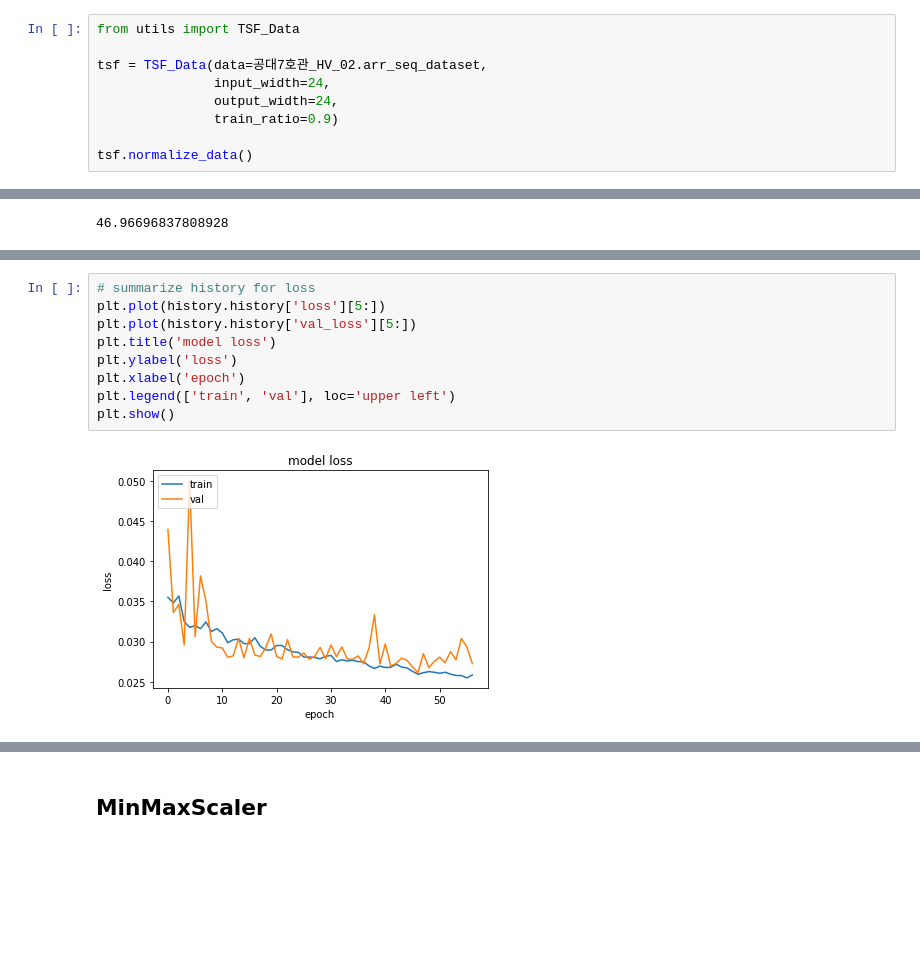
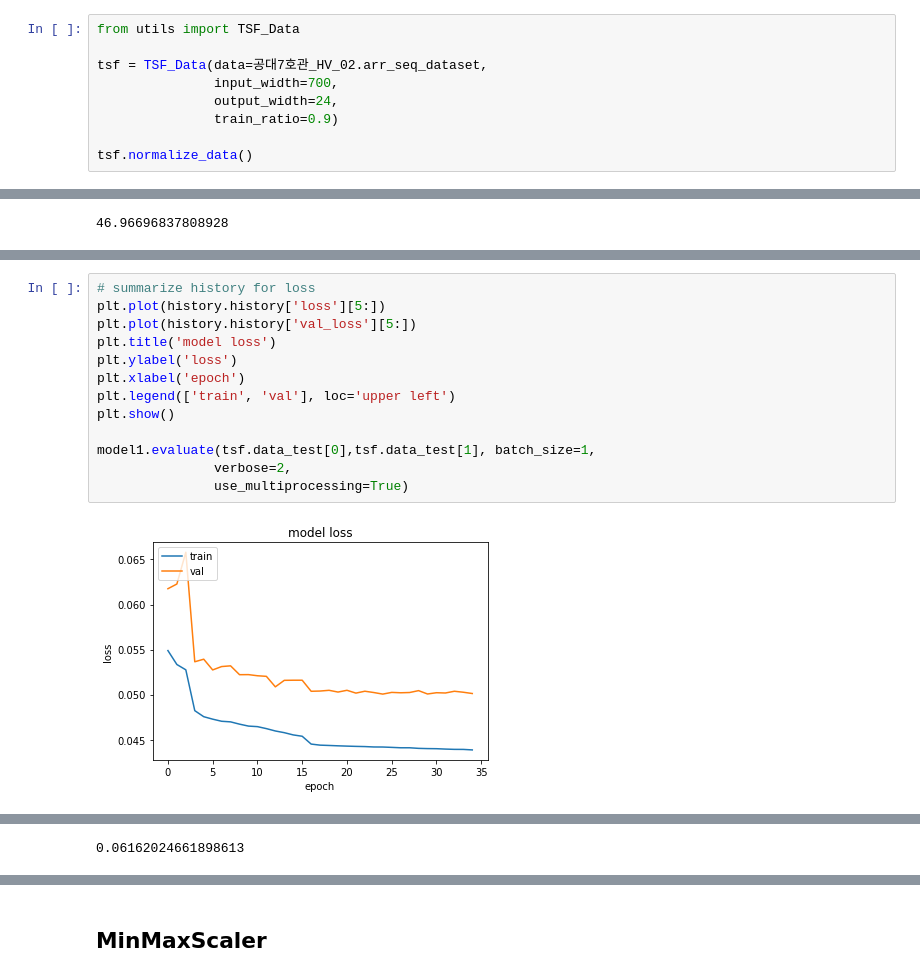
Before and after one commit to andrewlee1807/TSDatasets, a Jupyter notebook: cnu_power_consumption.ipynb, the cells around one changed output, grey strips where cells are left out. Drawn from its saved outputs; the diff is of its cells as text; blank space fills up the shorter version.

```diff
--- a/cnu_power_consumption.ipynb
+++ b/cnu_power_consumption.ipynb
@@ -26,7 +26,7 @@ Labels shape (batch, time, features): (32, 1, 1)
 from utils import TSF_Data
 
 tsf = TSF_Data(data=공대7호관_HV_02.arr_seq_dataset,
-               input_width=24,
+               input_width=700,
                output_width=24,
                train_ratio=0.9)
 
@@ -139,11 +140,15 @@ _________________________________________________________________
 # %%
 # summarize history for loss
 plt.plot(history.history['loss'][5:])
 plt.plot(history.history['val_loss'][5:])
 plt.title('model loss')
 plt.ylabel('loss')
 plt.xlabel('epoch')
 plt.legend(['train', 'val'], loc='upper left')
 plt.show()
+
+model1.evaluate(tsf.data_test[0],tsf.data_test[1], batch_size=1,
+               verbose=2,
+               use_multiprocessing=True)
 # %% [output]
-[figure, old version]
+[figure, new version]
@@ -149,0 +156 @@ plt.show()
+0.06162024661898613
```
Also changed, not shown: parts of 6 cells of this notebook.
